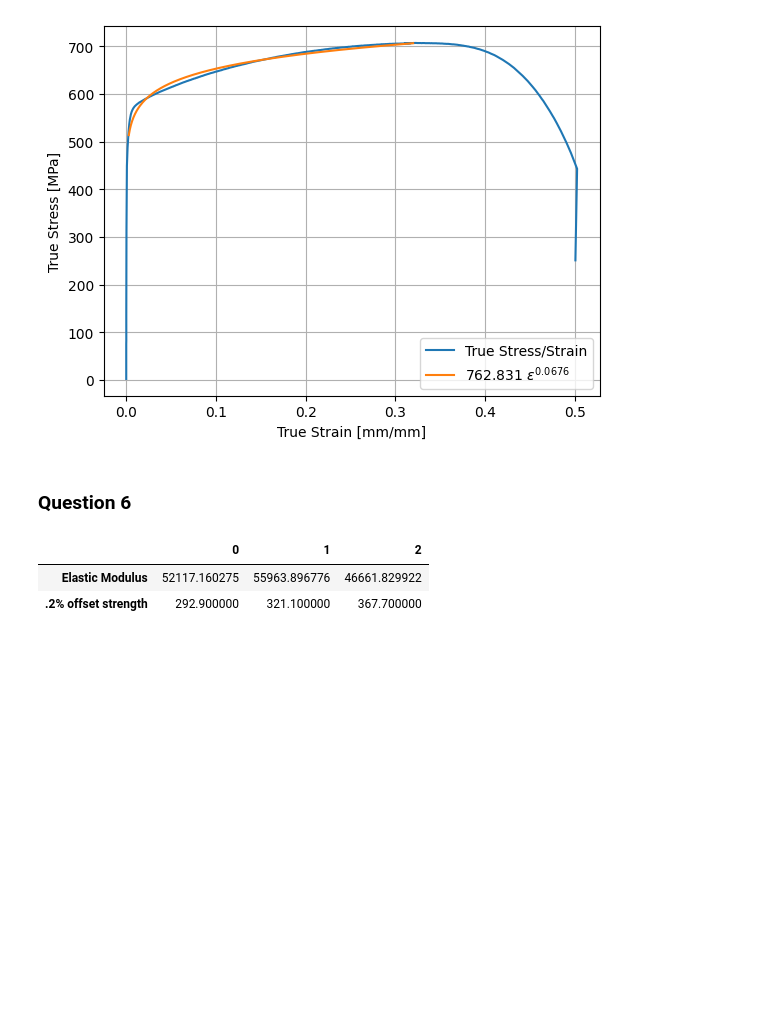
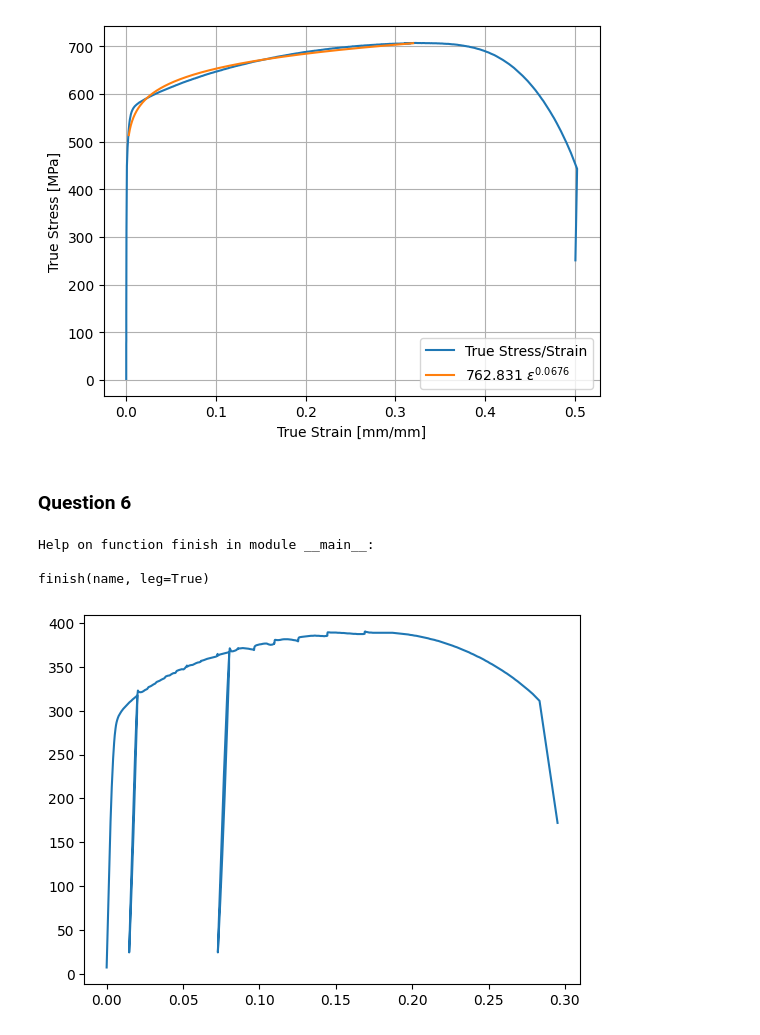
Before and after one commit to nglaser3/NPRE432_Materials, a Jupyter notebook: Lab2/Untitled.ipynb, the cells around one changed output. Saved outputs shown, nothing was run; the diff lists cells and outputs as text; code cells hidden in the pictures; blank space fills up the shorter version.

Commit message:
Add plots for q6

```diff
--- a/Lab2/Untitled.ipynb
+++ b/Lab2/Untitled.ipynb
@@ -194,22 +197,26 @@ def get_bronze():
 # %%
 x,y = get_bronze()
 bs = [[0,70],[98,155],[240,320]]
 
 slopes = []
 strength = [292.9,321.1,367.7]
 
 for lb,ub in bs:
     _x,_y = x[lb:ub],y[lb:ub]
     m = linregress(_x,_y).slope
     slopes.append(m)
     #x2 = np.linspace(min(_x)+.002, max(_x)+.01,1000)
     #plt.plot(x2,m*x2-x2[0]*m)
 df = pd.DataFrame([slopes,strength])
 df.index = ['Elastic Modulus','.2% offset strength']
 df
+plt.plot(x,y)
+plt.grid()
+plt.xlabel()
 # %% [output]
-|  | 0 | 1 | 2 |
-| Elastic Modulus | 52117.160275 | 55963.896776 | 46661.829922 |
-| .2% offset strength | 292.900000 | 321.100000 | 367.700000 |
+Help on function finish in module __main__:
+
+finish(name, leg=True)
+[figure, added]
 # %%
 [292.9,321.1,367.7]
```
Also changed, not shown: parts of 2 cells of this notebook, 1 other file.
